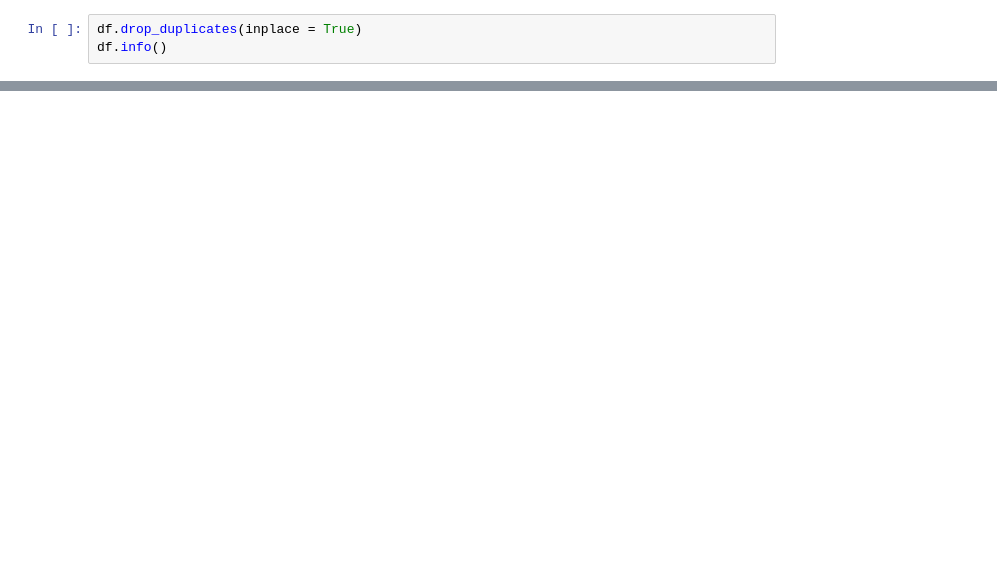
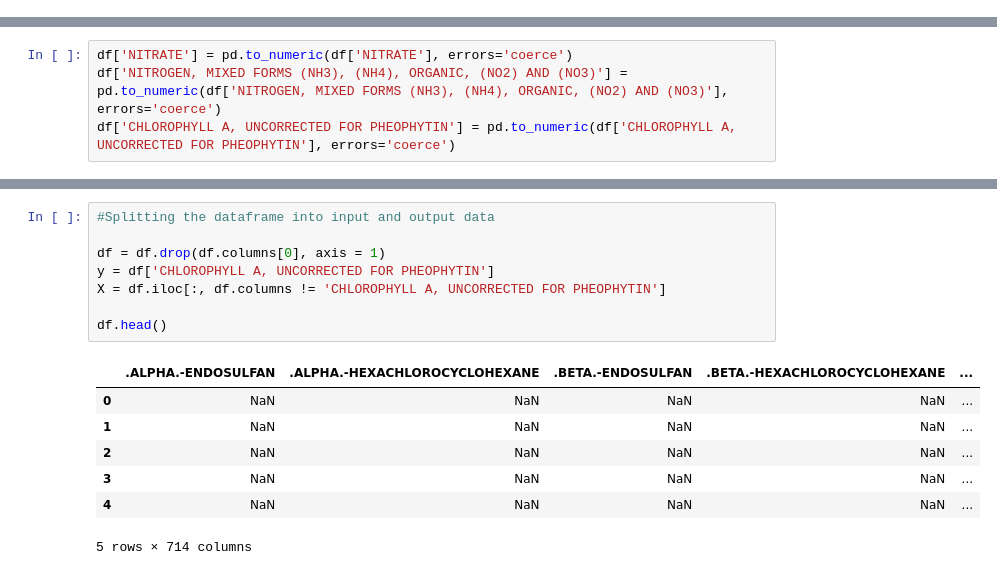
Before and after one commit to RoaringCamels/Predicting-quality-levels-in-water, a Jupyter notebook: Main.ipynb, the cells around one changed output, grey strips where cells are left out. Saved outputs shown, nothing was run; the diff lists cells and outputs as text; blank space fills up the shorter version.

```diff
--- a/Main.ipynb
+++ b/Main.ipynb
@@ -34,3 +81,0 @@ df.info()
-# %%
-df.drop_duplicates(inplace = True)
-df.info()
@@ -36,0 +127,4 @@ df.info()
+# %%
+df['NITRATE'] = pd.to_numeric(df['NITRATE'], errors='coerce')
+df['NITROGEN, MIXED FORMS (NH3), (NH4), ORGANIC, (NO2) AND (NO3)'] = pd.to_numeric(df['NITROGEN, MIXED FORMS (NH3), (NH4), ORGANIC, (NO2) AND (NO3)'], errors='coerce')
+df['CHLOROPHYLL A, UNCORRECTED FOR PHEOPHYTIN'] = pd.to_numeric(df['CHLOROPHYLL A, UNCORRECTED FOR PHEOPHYTIN'], errors='coerce')
@@ -36,0 +139,16 @@ df.info()
+# %%
+#Splitting the dataframe into input and output data
+
+df = df.drop(df.columns[0], axis = 1)
+y = df['CHLOROPHYLL A, UNCORRECTED FOR PHEOPHYTIN']
+X = df.iloc[:, df.columns != 'CHLOROPHYLL A, UNCORRECTED FOR PHEOPHYTIN']
+
+df.head()
+# %% [output]
+|  | .ALPHA.-ENDOSULFAN | .ALPHA.-HEXACHLOROCYCLOHEXANE | .BETA.-ENDOSULFAN | .BETA.-HEXACHLOROCYCLOHEXANE | ... |
+| 0 | NaN | NaN | NaN | NaN | ... |
+| 1 | NaN | NaN | NaN | NaN | ... |
+| 2 | NaN | NaN | NaN | NaN | ... |
+| 3 | NaN | NaN | NaN | NaN | ... |
+| 4 | NaN | NaN | NaN | NaN | ... |
+5 rows × 714 columns
```
Also changed, not shown: parts of 13 cells of this notebook.
